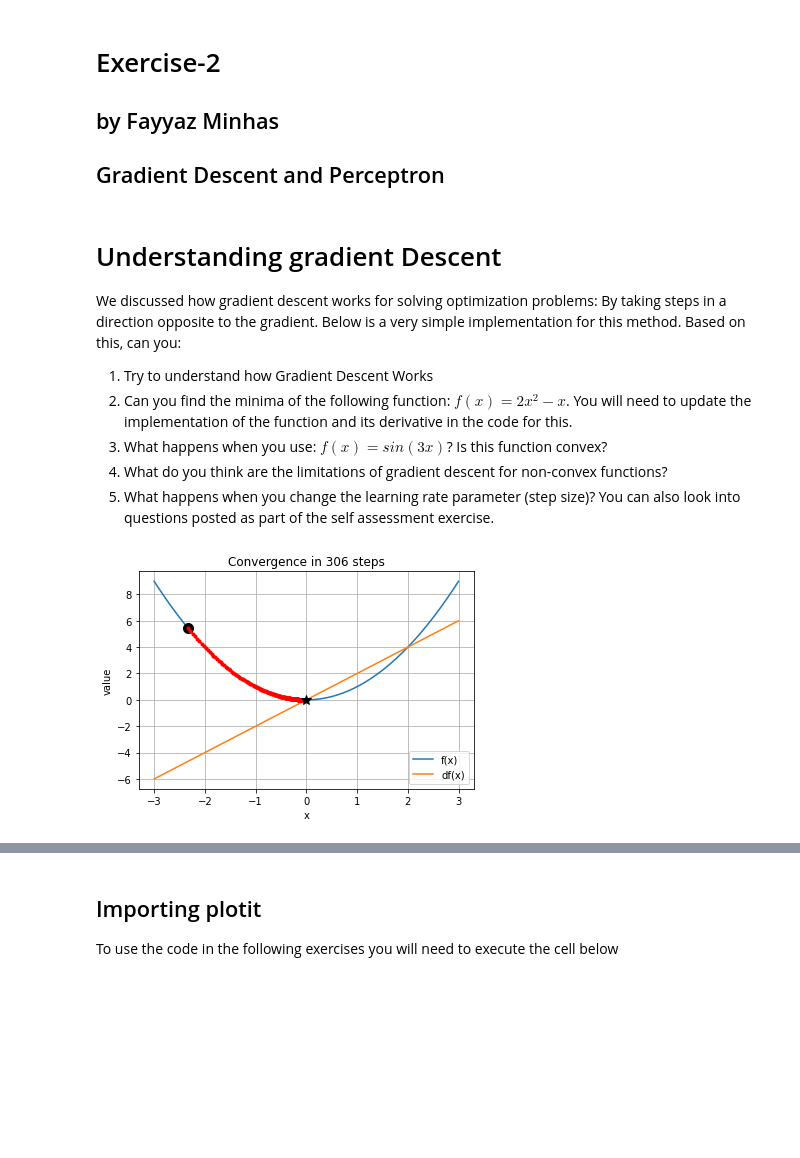
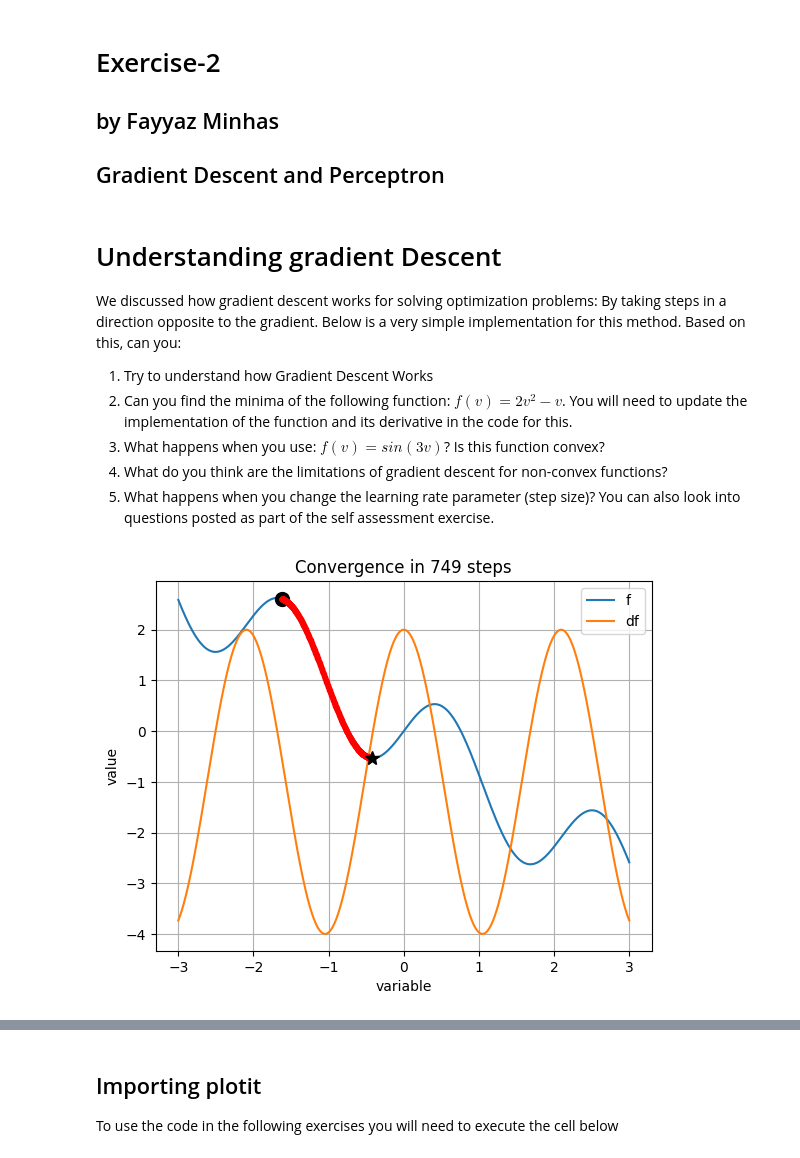
Before and after one commit to foxtrotmike/CS909, a Jupyter notebook: dm_lab_2_fm.ipynb, the cells around one changed output, grey strips where cells are left out. Saved outputs shown, nothing was run; the diff lists cells and outputs as text; code cells hidden in the pictures; blank space fills up the shorter version.

```diff
--- a/dm_lab_2_fm.ipynb
+++ b/dm_lab_2_fm.ipynb
@@ -9,69 +9,75 @@
 
 We discussed how gradient descent works for solving optimization problems: By taking steps in a direction opposite to the gradient. Below is a very simple implementation for this method. Based on this, can you:
 1. Try to understand how Gradient Descent Works
-2. Can you find the  minima of the following function: $f(x)=2x^2-x$. You will need to update the implementation of the function and its derivative in the code for this.
-3. What happens when you use: $f(x)=sin(3x)$? Is this function convex?
+2. Can you find the  minima of the following function: $f(v)=2v^2-v$. You will need to update the implementation of the function and its derivative in the code for this.
+3. What happens when you use: $f(v)=sin(3v)$? Is this function convex?
 4. What do you think are the limitations of gradient descent for non-convex functions?
 5. What happens when you change the learning rate parameter (step size)?
 You can also look into questions posted as part of the self assessment exercise.
 # %%
 import numpy as np
 
-def gd(f,df,x0=0.0,lr = 0.01,eps=1e-4,nmax=1000, history = True):
+def gd(f,df,v0=0.0,lr = 0.01,eps=1e-4,nmax=1000, history = True):
     """
-    Implementation of a gradient descent solver.
-        f: function, f(x) returns value of f(x) for a given x
-        df: gradient function df(x) returns the gradient at x
-        x0: initial position [Default 0.0]
+    Implementation of a (single variable) gradient descent solver.
+        f: function, f(v) returns value of f(v) for a given v
+        df: gradient function df(v) returns the gradient at v
+        v0: initial position [Default 0.0]
         lr: learning rate [0.001]
         eps: min step size threshold [1e-4]
         nmax: maximum number of iters [1000]
         history: whether to store history of x or not [True]
     Returns:
-        x: argmin_x f(x)
+        v: argmin_v f(v)
         converged: True if the final step size is less than eps else false
         H: history
     """
     H = []
-    x = x0
+    v = v0
     if history:
-        H = [[x,f(x)]]
+        H = [[v,f(v)]]
     for i in range(nmax):
-        dx = -lr*df(x) #gradient step
-        if np.linalg.norm(dx)<eps: # if the step taken is too small, we have converged
+        dv = -lr*df(v) #gradient step
+        if np.linalg.norm(dv)<eps: # if the step taken is too small, we have converged
             break
         if history:
-            H.append([x+dx,f(x+dx)])
-        x = x+dx #gradient update
-    converged = np.linalg.norm(dx)<eps
-    return x,converged,np.array(H)
-
-if __name__=='__main__':
+            H.append([v+dv,f(v+dv)])
+        v = v+dv #gradient update
+    converged = np.linalg.norm(dv)<eps
+    return v,converged,np.array(H)
+def plotGD(v,f,df,H,c):
     import matplotlib.pyplot as plt
-    def f(x):
-        y = x**2
-        return y
-    def df(x):
-        dy = 2*x
-        return dy
-
-
-    z = np.linspace(-3,3,100)
-    #select random initial point in the range
-    x0 = np.min(z)+(np.max(z)-np.min(z))*np.random.rand()
-
-    x,c,H = gd(f,df,x0=x0,lr = 0.01,eps=1e-4,nmax=1000, history = True)
-
-    plt.plot(z,f(z)); plt.plot(z,df(z));
-    plt.legend(['f(x)','df(x)'])
-    plt.xlabel('x');plt.ylabel('value')
+    """
+    Just plotting code
+    """
+    plt.figure()
+    vplot = np.sort(np.hstack((v,H[:,0]))) #just ensure that the range of v over the optimization history is included in plotting
+    plt.plot(vplot,f(vplot)); plt.plot(vplot,df(vplot));
+    plt.legend(['f','df'])
+    plt.xlabel('variable');plt.ylabel('value')
     s = 'Convergence in '+str(len(H))+' steps'
     if not c:
         s = 'No '+s
     plt.title(s)
     plt.plot(H[0,0],H[0,1],'ko',markersize=10)
     plt.plot(H[:,0],H[:,1],'r.-')
     plt.plot(H[-1,0],H[-1,1],'k*',markersize=10)
     plt.grid(); plt.show()
+
+if __name__=='__main__':
+
+    def f(v):
+        return np.sin(3*v)-v
+
+    def df(v):
+        return 3*np.cos(3*v)-1
+        return vectorized_dloss(v)
+
+    v = np.linspace(-3,3,1000)
+
+    #select random initial point in the range
+    v0 = np.min(v)+(np.max(v)-np.min(v))*np.random.rand()
+    vout,c,H = gd(f,df,v0=v0,lr = 0.001,eps=1e-4,nmax=1000, history = True)
+    plotGD(v,f,df,H,c)
 # %% [output]
-[figure, old version]
+[figure, new version]
```
Also changed, not shown: parts of 8 cells of this notebook.
